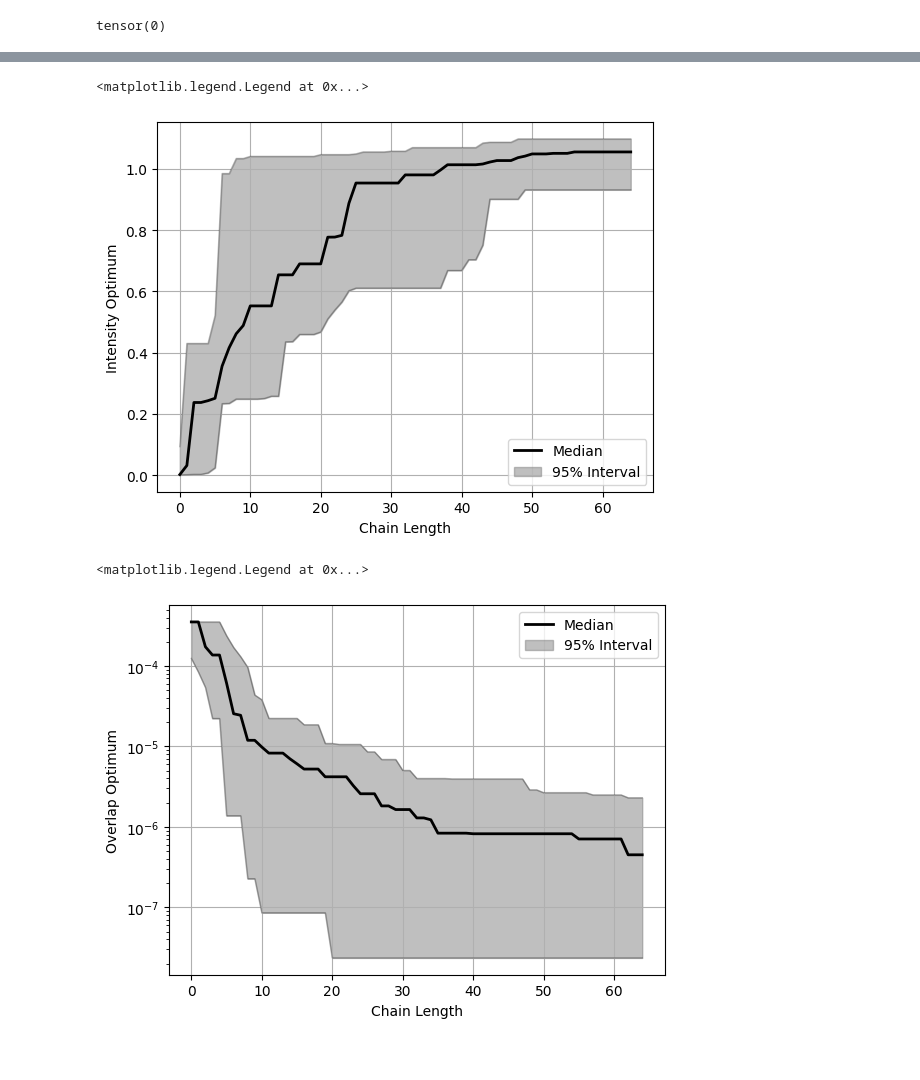
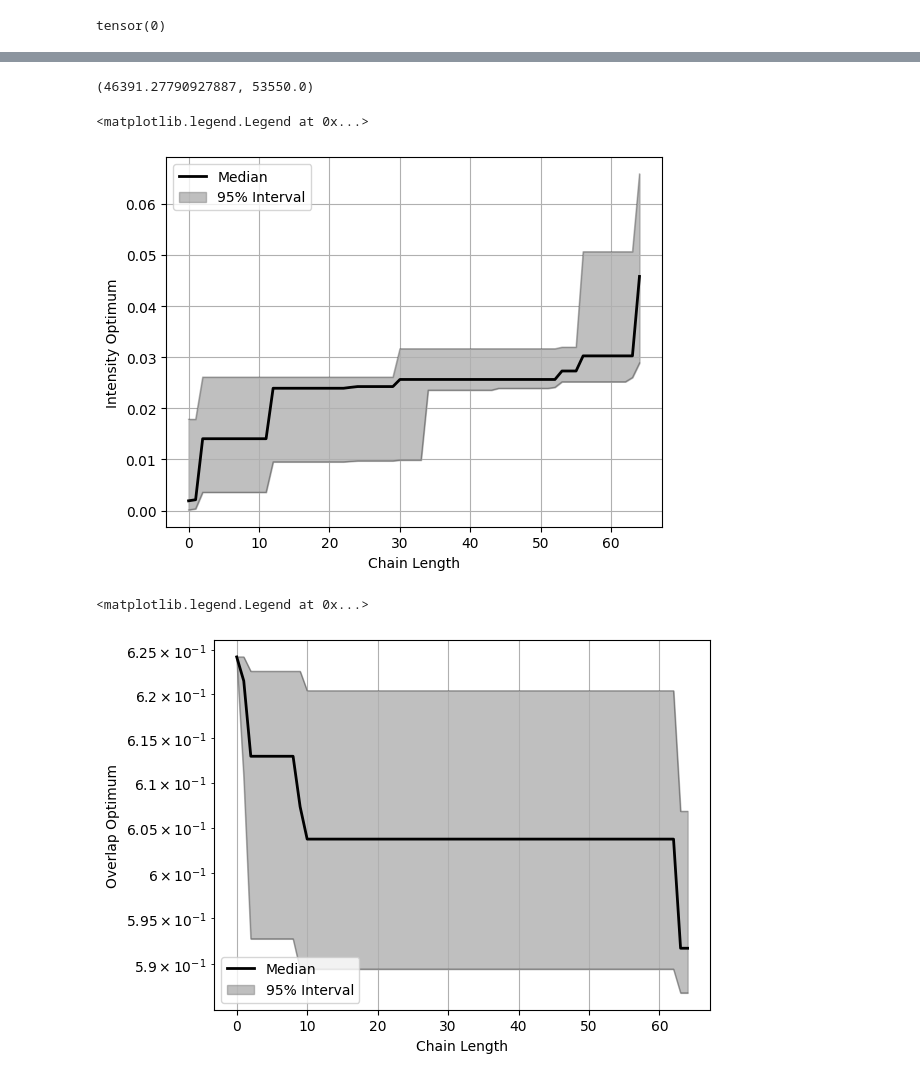
Before and after one commit to aashwinmishra/SLACBeamOptimization, a Jupyter notebook: notebooks/03_SND_MOBO_BoTorch.ipynb, the cells around one changed output, grey strips where cells are left out. Drawn from its saved outputs; the diff is of its cells as text; code cells hidden in the pictures.

```diff
--- a/notebooks/03_SND_MOBO_BoTorch.ipynb
+++ b/notebooks/03_SND_MOBO_BoTorch.ipynb
@@ -110,5 +108,5 @@ tensor([[0.8607, 1.0329]])
 # %%
-ys = get_snd_outputs(np.random.uniform(size=(100,8)))
+ys = get_snd_outputs(np.random.uniform(size=(25,8)))
 # %%
 print(torch.max(ys[:,0]), torch.min(ys[:,0]))
 print(torch.max(ys[:,1]), torch.min(ys[:,1]))
@@ -147,7 +145,7 @@ class GPModel(gpytorch.models.ExactGP, botorch.models.gpytorch.GPyTorchModel):
     sigma = self.covar_module(x)
     return gpytorch.distributions.MultivariateNormal(mean, sigma)
 # %%
-def train_model(train_x, train_y, num_epochs=500):
+def train_model(train_x, train_y, num_epochs=200):
   noise = 1e-4
   likelihood = gpytorch.likelihoods.GaussianLikelihood()
   model = GPModel(train_x, train_y, likelihood)
@@ -171,12 +169,12 @@ def train_model(train_x, train_y, num_epochs=500):
 
   return model, likelihood
 # %%
-num_queries = 60
-num_repeats = 19
+num_queries = 150
+num_repeats = 5
 train_xs = []
 train_ys = []
 
-bounds = torch.tensor([[0.0, 0.0, 0.0, 0.0, 0.0, 0.0, 0.0, 0.0],[0.99, 0.99, 0.99, 0.99, 0.99, 0.99, 0.99, 0.99]])
+bounds = torch.tensor([[0.25, 0.25, 0.25, 0.25, 0.25, 0.25, 0.25, 0.25],[0.75, 0.75, 0.75, 0.75, 0.75, 0.75, 0.75, 0.75]])
 
 hypervolumes = torch.zeros((num_repeats, num_queries))
 
@@ -189,6 +187,7 @@ for trial in range(num_repeats):
   train_x = torch.tensor(temp, dtype=torch.float)
 
   for i in range(num_queries):
+    print(i)
     dominated_part = DominatedPartitioning(ref_point, train_y)
     hypervolumes[trial, i] = dominated_part.compute_hypervolume().item()
 
@@ -224,10 +265,14 @@ Trail:  2
+# %%
+temp.max()*63000, 63000*0.85
+# %% [output]
+(46391.27790927887, 53550.0)
 # %%
 temp = torch.stack(train_ys)
 intens = temp[:,:,0]
 
 hist = intens.numpy()/10.0
 temp = []
-for i in range(20):
+for i in range(4):
   y1_maxs = np.maximum.accumulate(hist[i,:])
   temp.append(y1_maxs)
 
@@ -251,7 +296,7 @@ plt.grid()
 plt.legend()
 # %% [output]
 <matplotlib.legend.Legend at 0x...>
-[figure, old version]
+[figure, new version]
 # %%
 temp = torch.stack(train_ys)
 intens = temp[:,:,1]
@@ -259,34 +304,34 @@ intens = temp[:,:,1]
 hist = intens.numpy()
 
 temp = []
-for i in range(20):
+for i in range(4):
   y1_maxs = np.maximum.accumulate(hist[i,:])
   temp.append(y1_maxs)
 
 t = np.stack(temp)
 lower = np.quantile(t, 0.1, axis=0)
 upper = np.quantile(t, 0.9, axis=0)
 mid = np.quantile(t, 0.5, axis=0)
 # means = np.mean(hist, axis=0)
 # stds = np.std(hist, axis=0)
 
 # lower = means - stds
 # upper = means + stds
 # ax1.plot(np.exp(-y2_maxs),'k')
 # ax1.set_yscale('log')
 l = np.exp(-lower)
 u = np.exp(-upper)
 medianx = np.exp(-mid)
 
 plt.plot(l,'k',linewidth=1, alpha=0.25)
 plt.plot(u, 'k', linewidth=1, alpha=0.25)
 plt.plot(medianx, 'k', linewidth=2, label="Median")
 plt.fill_between(np.arange(65), u, l, alpha=0.5, color='gray', label="95% Interval")
 plt.yscale("log")
 plt.xlabel("Chain Length")
 plt.ylabel("Overlap Optimum")
 plt.grid()
 plt.legend()
 # %% [output]
 <matplotlib.legend.Legend at 0x...>
-[figure, old version]
+[figure, new version]
```
Also changed, not shown: parts of 11 cells of this notebook.
